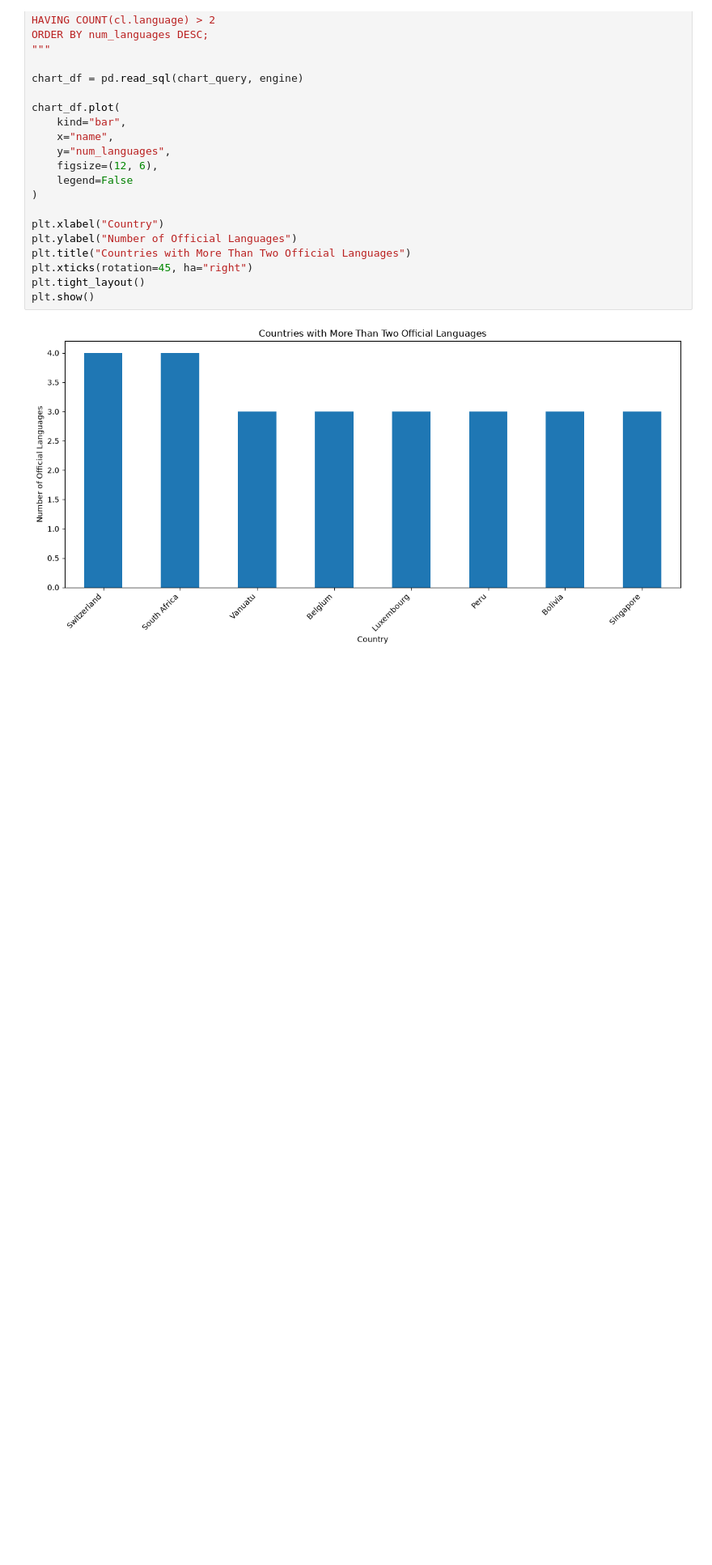
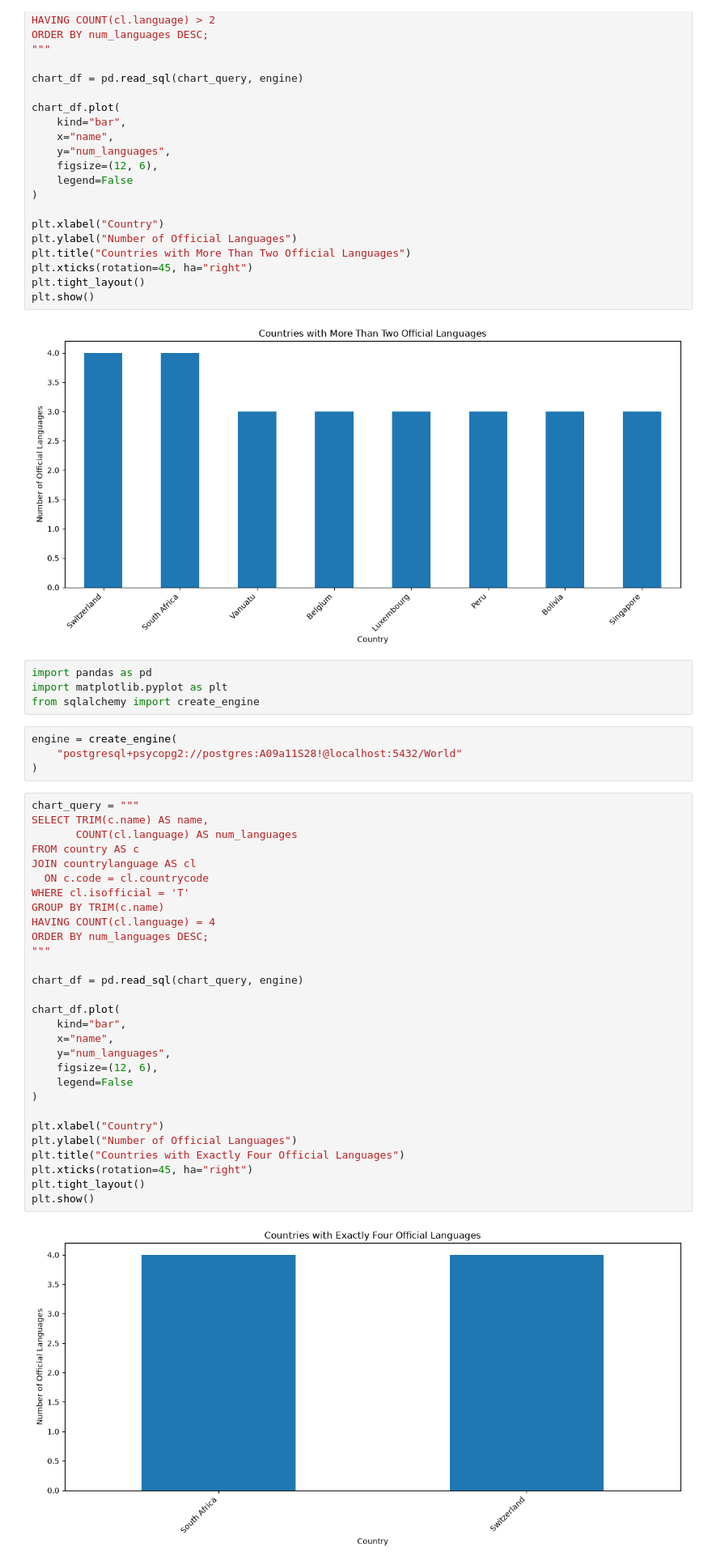
Before and after one commit to rmerrill20/my-databases-for-analytics, a Jupyter notebook: notebooks/mod4.ipynb, the cells around one changed output. Shown at 81% size. Cells and saved outputs as stored; diff of their text form; blank space fills up the shorter version.

```diff
--- a/notebooks/mod4.ipynb
+++ b/notebooks/mod4.ipynb
@@ -109,3 +109,42 @@ plt.tight_layout()
 plt.show()
 # %% [output]
 [figure]
+# %%
+import pandas as pd
+import matplotlib.pyplot as plt
+from sqlalchemy import create_engine
+# %%
+engine = create_engine(
+    "postgresql+psycopg2://postgres:A09a11S28!@localhost:5432/World"
+)
+# %%
+chart_query = """
+SELECT TRIM(c.name) AS name,
+       COUNT(cl.language) AS num_languages
+FROM country AS c
+JOIN countrylanguage AS cl
+  ON c.code = cl.countrycode
+WHERE cl.isofficial = 'T'
+GROUP BY TRIM(c.name)
+HAVING COUNT(cl.language) = 4
+ORDER BY num_languages DESC;
+"""
+
+chart_df = pd.read_sql(chart_query, engine)
+
+chart_df.plot(
+    kind="bar",
+    x="name",
+    y="num_languages",
+    figsize=(12, 6),
+    legend=False
+)
+
+plt.xlabel("Country")
+plt.ylabel("Number of Official Languages")
+plt.title("Countries with Exactly Four Official Languages")
+plt.xticks(rotation=45, ha="right")
+plt.tight_layout()
+plt.show()
+# %% [output]
+[figure, added]
```
